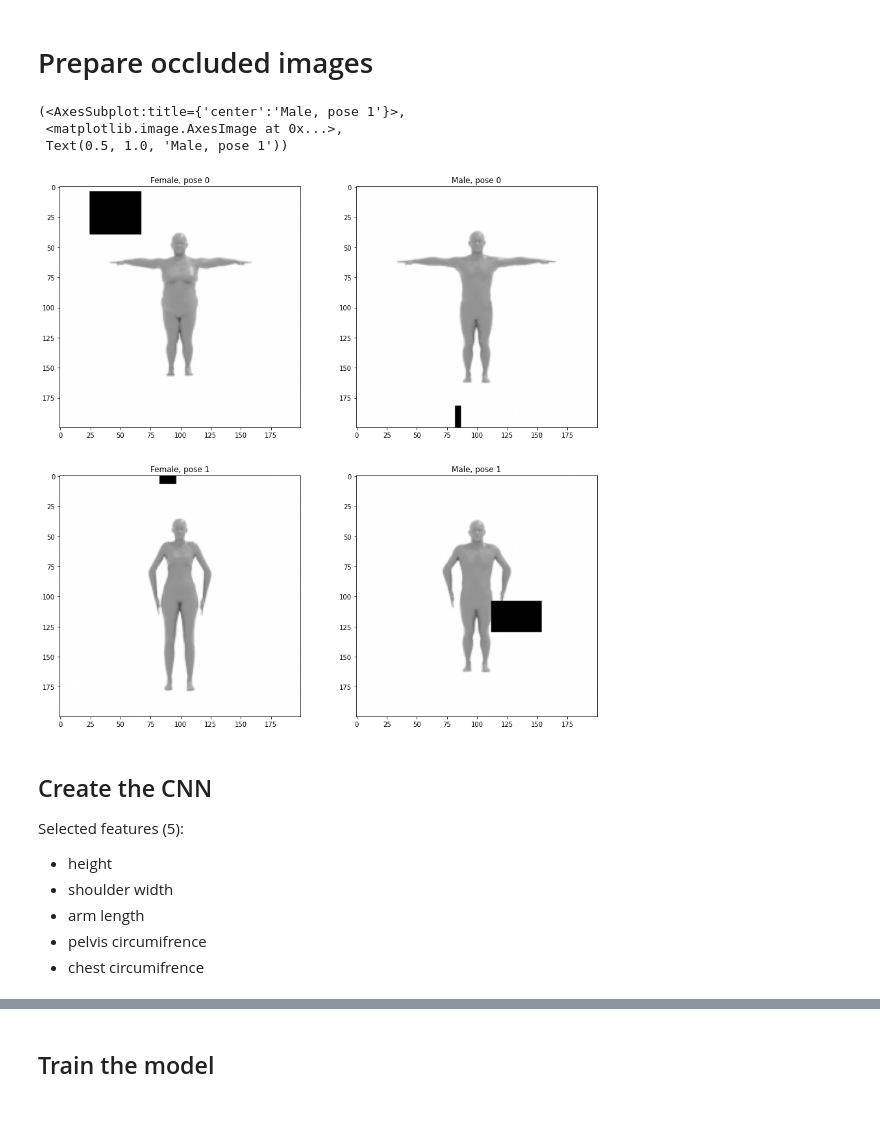
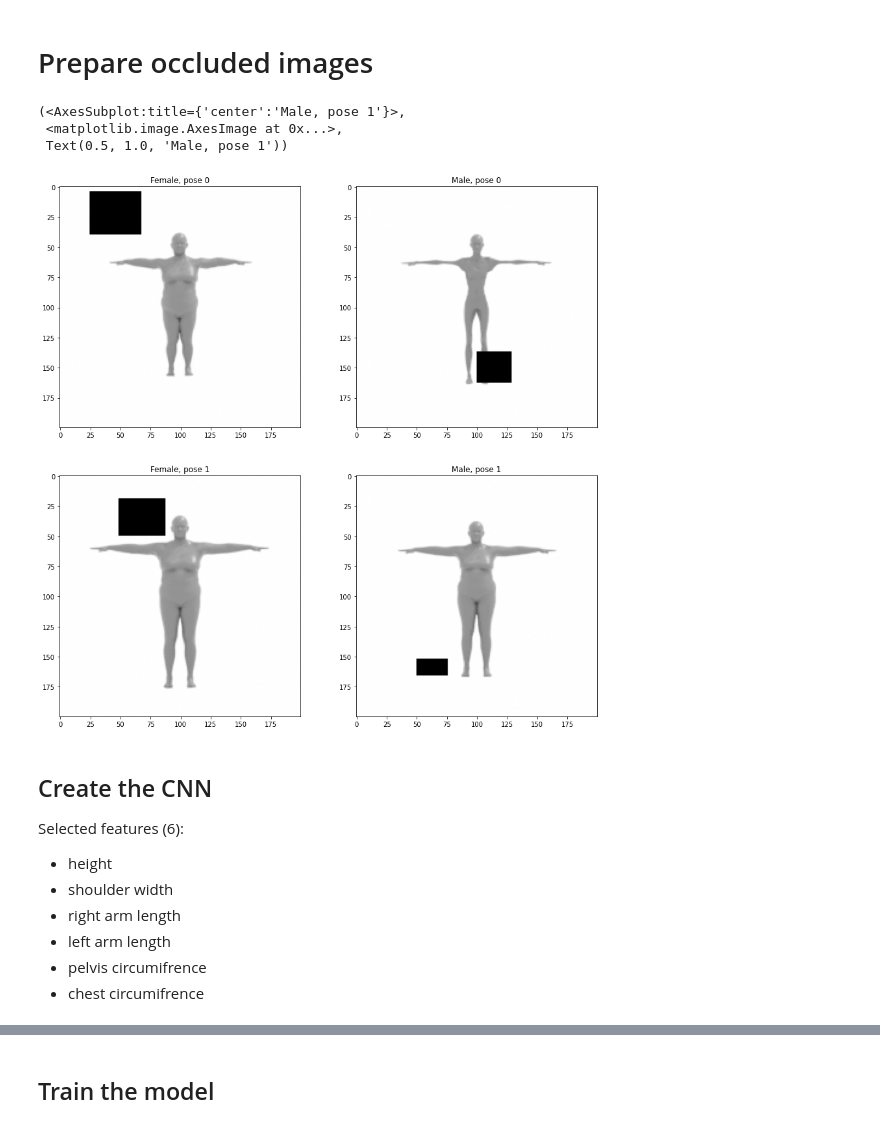
Before and after one commit to ilpoviertola/pattern_recognition_2, a Jupyter notebook: hbde_from_occluded_ims.ipynb, the cells around one changed output, grey strips where cells are left out. Saved outputs shown, nothing was run; the diff lists cells and outputs as text; code cells hidden in the pictures.

```diff
--- a/hbde_from_occluded_ims.ipynb
+++ b/hbde_from_occluded_ims.ipynb
@@ -24,12 +24,14 @@ from torch.optim import Adam, SGD
 DATASET_PATH = os.path.join(os.getcwd(), "dataset")
 TRAIN_TEST_PATH = os.path.join(DATASET_PATH, os.path.join("train_test", "train_test_split.json"))
 IMS_PATH = os.path.join(DATASET_PATH, os.path.join("synthetic_images", "200x200"))
+ANNOS_PATH = os.path.join(DATASET_PATH, "annotations")
+
 FULL_DATA_NP_ARRAY_PATH = os.path.join(os.getcwd(), "im_data.npy")
 FULL_DATA_WITH_OCCLUSIONS_NP_ARRAY_PATH = os.path.join(os.getcwd(), "im_data_with_occlusions.npy")
+CHOSEN_ANNOS_NP_ARRAY_PATH = os.path.join(os.getcwd(), "im_annos.npy")
 
 if not os.path.exists(IMS_PATH):
-    print("Dataset does not exist {}".format(DATASET_PATH))
-    exit()
+    Exception("Dataset does not exist {}".format(DATASET_PATH))
 # %% [markdown]
 ## Data preparation
 # %%
@@ -64,19 +85,27 @@ if not im_data.shape == (12000, 200, 200):
 # Divide training and testing data
 train_data = []
 test_data = []
+train_annos = []
+test_annos = []
 
 for gender in train_test_split['train']:
     for pose in train_test_split['train'][gender]:
         for indices in train_test_split['train'][gender][pose]:
             train_data.append(np.take(im_data, indices, axis=0))
+            indices = indices - 6000 if indices > 5999 else indices
+            train_annos.append(np.take(im_annos, indices, axis=0))
 
 for gender in train_test_split['test']:
     for pose in train_test_split['test'][gender]:
         for indices in train_test_split['test'][gender][pose]:
             test_data.append(np.take(im_data, indices, axis=0))
+            indices = indices - 6000 if indices > 5999 else indices
+            test_annos.append(np.take(im_annos, indices, axis=0))
 
-train_data = np.array(train_data)
-test_data = np.array(test_data)
+train_data = np.array(train_data, dtype=np.float32)[0:200,:,:]
+test_data = np.array(test_data, dtype=np.float32)[0:40,:,:]
+train_annos = np.array(train_annos, dtype=np.float32)[0:200,:]
+test_annos = np.array(test_annos, dtype=np.float32)[0:40,:]
 # %%
 # Review data
 plt.figure(figsize=(15, 15))
@@ -102,7 +152,7 @@ else:
 
     # Add rectangles to images
     im_data_occl = []
-    for img_np in im_data:
+    for img_np in test_data:
         # Determine position, length and width of occluding rectangle
         upper_left_x = random.randrange(0, 200)
         upper_left_y = random.randrange(0, 200)
@@ -124,27 +174,27 @@ else:
         np.save(f, im_data)
     f.close()
 
-if not im_data.shape == (12000, 200, 200):
-    print("Problems with image data.")
-    exit()
+if not im_data.shape == (1200, 200, 200):
+    Exception("Problems with occuluded image data.")
 # %%
 # Review data
 plt.figure(figsize=(15, 15))
 plt.subplot(221), plt.imshow(im_data_occl[0], cmap='gray'), plt.title("Female, pose 0")
-plt.subplot(222), plt.imshow(im_data_occl[3001], cmap='gray'), plt.title("Male, pose 0")
-plt.subplot(223), plt.imshow(im_data_occl[6001], cmap='gray'), plt.title("Female, pose 1")
-plt.subplot(224), plt.imshow(im_data_occl[9001], cmap='gray'), plt.title("Male, pose 1")
+plt.subplot(222), plt.imshow(im_data_occl[301], cmap='gray'), plt.title("Male, pose 0")
+plt.subplot(223), plt.imshow(im_data_occl[601], cmap='gray'), plt.title("Female, pose 1")
+plt.subplot(224), plt.imshow(im_data_occl[901], cmap='gray'), plt.title("Male, pose 1")
 # %% [output]
 (<AxesSubplot:title={'center':'Male, pose 1'}>,
  <matplotlib.image.AxesImage at 0x...>,
  Text(0.5, 1.0, 'Male, pose 1'))
-[figure, old version]
+[figure, new version]
 # %% [markdown]
 ## Create the CNN
-Selected features (5):
+Selected features (6):
 - height
 - shoulder width
-- arm length
+- right arm length
+- left arm length
 - pelvis circumifrence
 - chest circumifrence
 # %%
```
Also changed, not shown: parts of 5 cells of this notebook, 1 other file.
